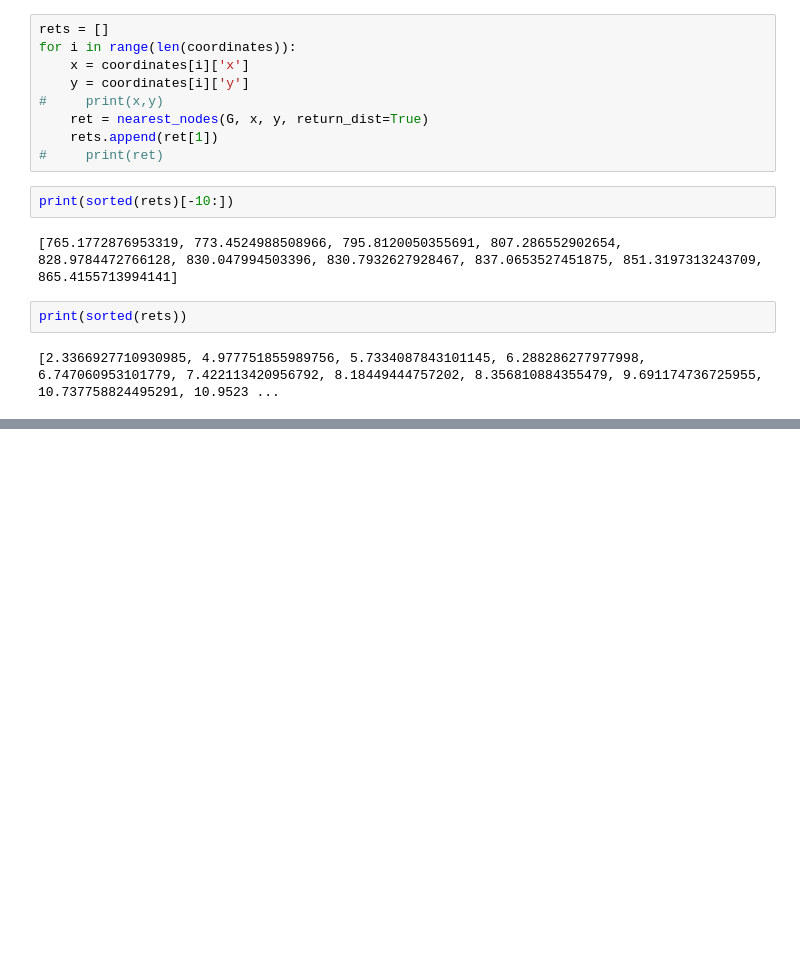
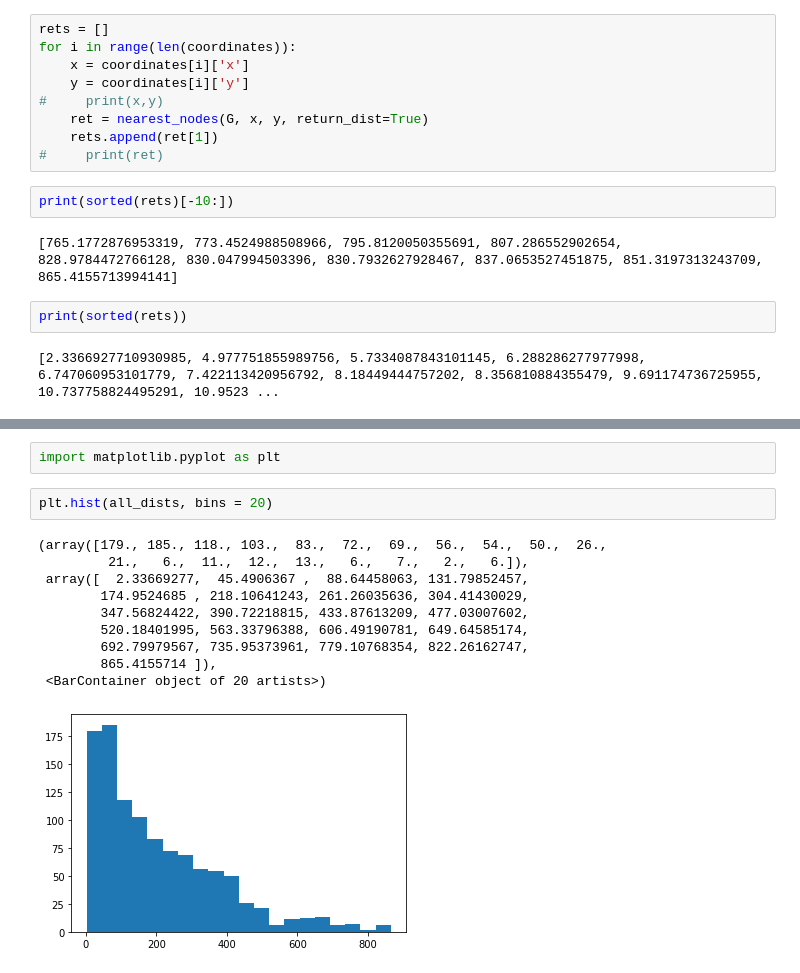
Before and after one commit to multi-order-planning-RBH/predictor, a Jupyter notebook: graph_fixing.ipynb, the cells around one changed output, grey strips where cells are left out. Saved outputs shown, nothing was run; the diff lists cells and outputs as text; blank space fills up the shorter version.

```diff
--- a/graph_fixing.ipynb
+++ b/graph_fixing.ipynb
@@ -130,0 +135,15 @@ print(sorted(rets))
+# %%
+import matplotlib.pyplot as plt
+# %%
+plt.hist(all_dists, bins = 20)
+# %% [output]
+(array([179., 185., 118., 103.,  83.,  72.,  69.,  56.,  54.,  50.,  26.,
+         21.,   6.,  11.,  12.,  13.,   6.,   7.,   2.,   6.]),
+ array([  2.33669277,  45.4906367 ,  88.64458063, 131.79852457,
+        174.9524685 , 218.10641243, 261.26035636, 304.41430029,
+        347.56824422, 390.72218815, 433.87613209, 477.03007602,
+        520.18401995, 563.33796388, 606.49190781, 649.64585174,
+        692.79979567, 735.95373961, 779.10768354, 822.26162747,
+        865.4155714 ]),
+ <BarContainer object of 20 artists>)
+[figure, added]
```
Also changed, not shown: parts of 4 cells of this notebook, 2 other files.
